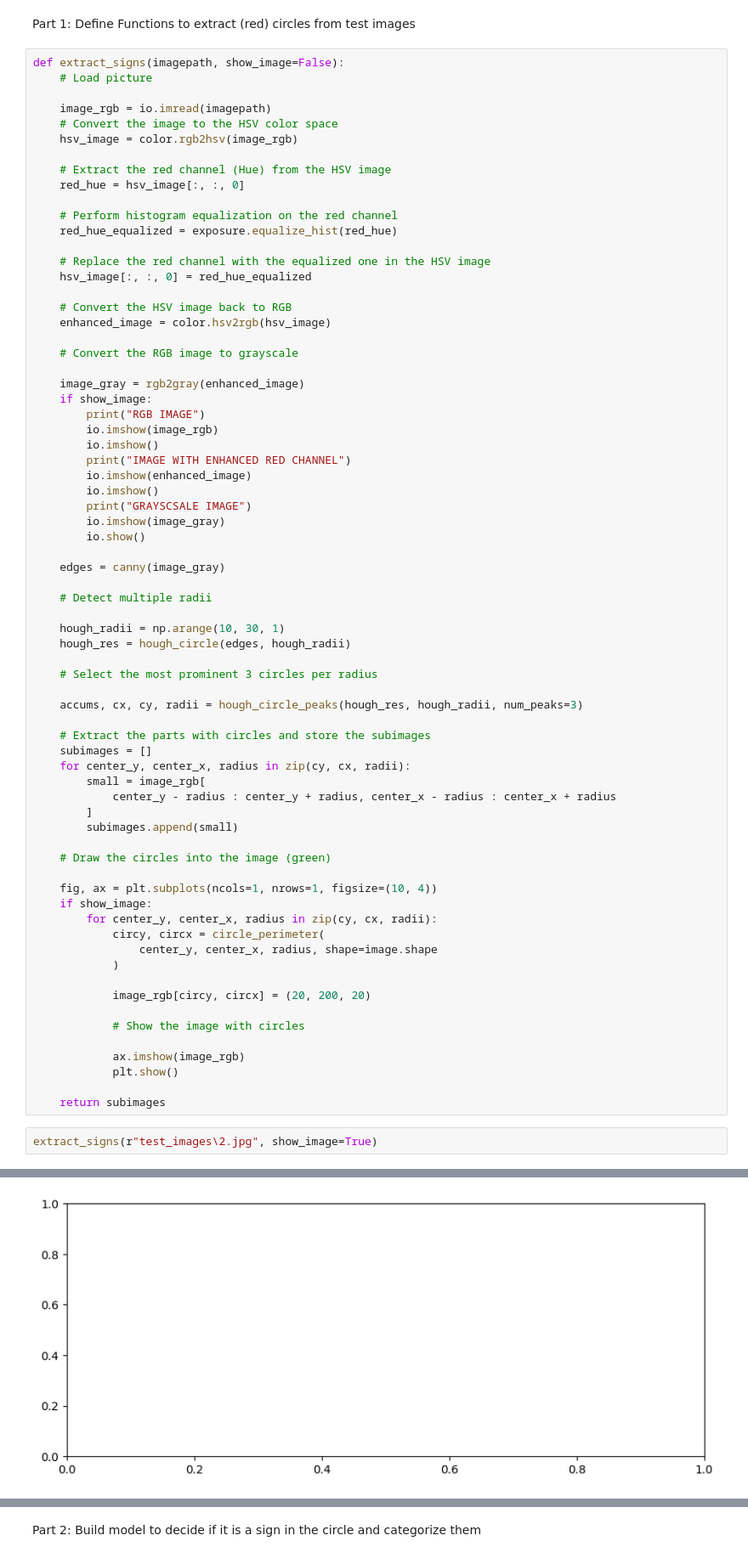
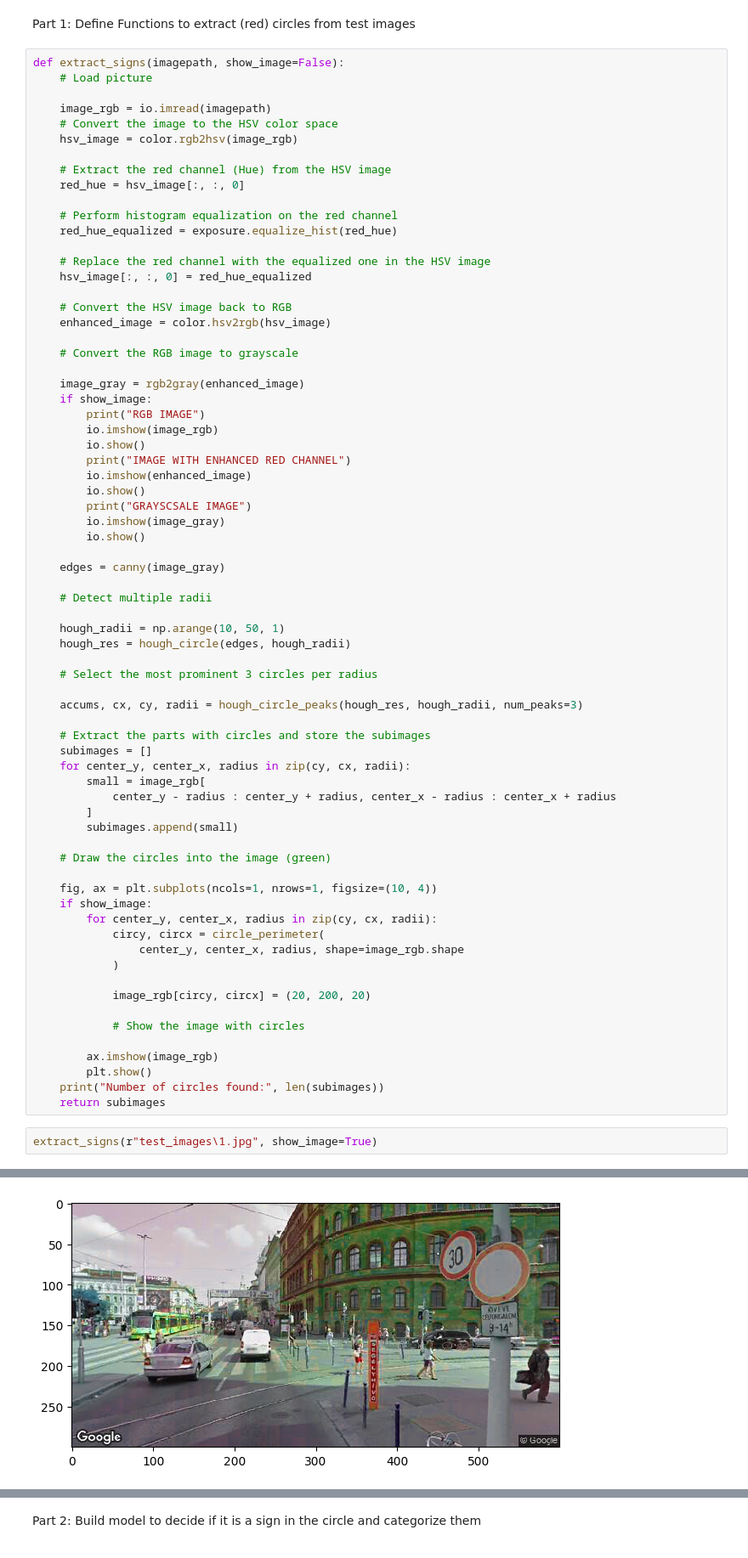
Before and after one commit to elkolbo/traffic_sign_detection, a Jupyter notebook: complete.ipynb, the cells around one changed output, grey strips where cells are left out. Shown at 85% size. Cells and saved outputs as stored; diff of their text form.

Commit message:
bugfix in plot function

```diff
--- a/complete.ipynb
+++ b/complete.ipynb
@@ -40,10 +40,10 @@ def extract_signs(imagepath, show_image=False):
     if show_image:
         print("RGB IMAGE")
         io.imshow(image_rgb)
-        io.imshow()
+        io.show()
         print("IMAGE WITH ENHANCED RED CHANNEL")
         io.imshow(enhanced_image)
-        io.imshow()
+        io.show()
         print("GRAYSCSALE IMAGE")
         io.imshow(image_gray)
         io.show()
@@ -52,7 +52,7 @@ def extract_signs(imagepath, show_image=False):
 
     # Detect multiple radii
 
-    hough_radii = np.arange(10, 30, 1)
+    hough_radii = np.arange(10, 50, 1)
     hough_res = hough_circle(edges, hough_radii)
 
     # Select the most prominent 3 circles per radius
@@ -73,17 +73,17 @@ def extract_signs(imagepath, show_image=False):
     if show_image:
         for center_y, center_x, radius in zip(cy, cx, radii):
             circy, circx = circle_perimeter(
-                center_y, center_x, radius, shape=image.shape
+                center_y, center_x, radius, shape=image_rgb.shape
             )
 
             image_rgb[circy, circx] = (20, 200, 20)
 
             # Show the image with circles
 
-            ax.imshow(image_rgb)
-            plt.show()
-
+        ax.imshow(image_rgb)
+        plt.show()
+    print("Number of circles found:", len(subimages))
     return subimages
 # %%
-extract_signs(r"test_images\2.jpg", show_image=True)
+extract_signs(r"test_images\1.jpg", show_image=True)
 # %% [output]
@@ -92 +93 @@ NameError: name 'image' is not defined
-[figure, old version]
+[figure, new version]
```
Also changed, not shown: parts of 2 cells of this notebook.
